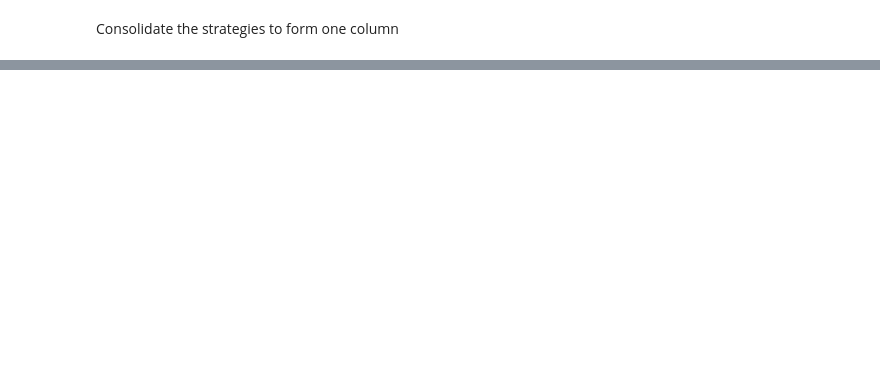
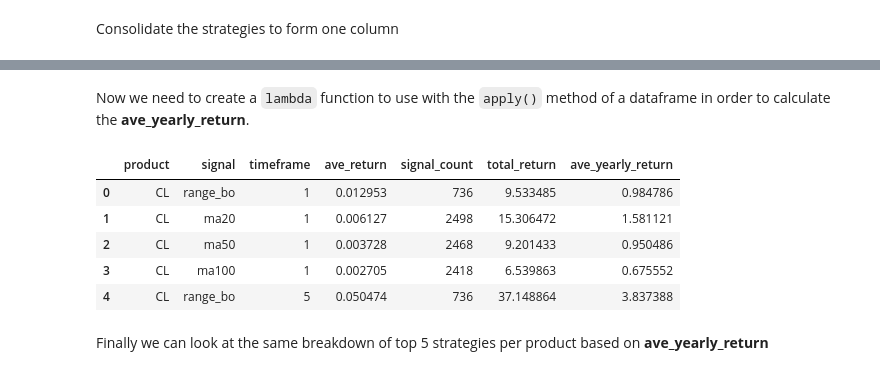
Before and after one commit to franko003/Price_Indicator_Analysis, a Jupyter notebook: MVP/Price_Indicator_Analysis_Final_Walkthrough.ipynb, the cells around one changed output, grey strips where cells are left out. Saved outputs shown, nothing was run; the diff lists cells and outputs as text; code cells hidden in the pictures; blank space fills up the shorter version.

```diff
--- a/MVP/Price_Indicator_Analysis_Final_Walkthrough.ipynb
+++ b/MVP/Price_Indicator_Analysis_Final_Walkthrough.ipynb
@@ -1580,0 +1548,9 @@ ________________________________________
+# %%
+# Get total data points from origincal data set for each product
+data_points = {}
+
+# Iterate through all products and create dict entry with name:total data points key:value pair
+for prod in prod_dict.keys():
+    data_points[prod] = prod_dict[prod].shape[0]
+
+data_points
@@ -1580,0 +1575,30 @@ ________________________________________
+# %% [markdown]
+Now we need to create a `lambda` function to use with the `apply()` method of a dataframe in order to calculate the **ave_yearly_return**.
+# %%
+def year_return(row, data_points_map):
+    ''' This is a helper function that takes in a row of a dataframe as well as a map of product to total
+        number of data points in the original dataset.  It will be used to calculate an ave_yearly_return
+        column of the dataframe.
+
+        Args: row - row of dataframe
+              data_points_map - dict with product:total number of data points, as key:value pair
+
+        Return: ave_yearly_return - ave_yearly_return of the specfic strategy given total data points
+    '''
+    # Get return per data point
+    return_per_dp = row['total_return'] / data_points_map[row['product']]
+
+    # Multiply by number of trading days per year (260) and return
+    return return_per_dp * 260
+# %%
+df_combined['ave_yearly_return'] = df_combined.apply(lambda row: year_return(row, data_points), axis=1)
+df_combined.head()
+# %% [output]
+|  | product | signal | timeframe | ave_return | signal_count | total_return | ave_yearly_return |
+| 0 | CL | range_bo | 1 | 0.012953 | 736 | 9.533485 | 0.984786 |
+| 1 | CL | ma20 | 1 | 0.006127 | 2498 | 15.306472 | 1.581121 |
+| 2 | CL | ma50 | 1 | 0.003728 | 2468 | 9.201433 | 0.950486 |
+| 3 | CL | ma100 | 1 | 0.002705 | 2418 | 6.539863 | 0.675552 |
+| 4 | CL | range_bo | 5 | 0.050474 | 736 | 37.148864 | 3.837388 |
+# %% [markdown]
+Finally we can look at the same breakdown of top 5 strategies per product based on **ave_yearly_return**
```
Also changed, not shown: parts of 36 cells of this notebook.
